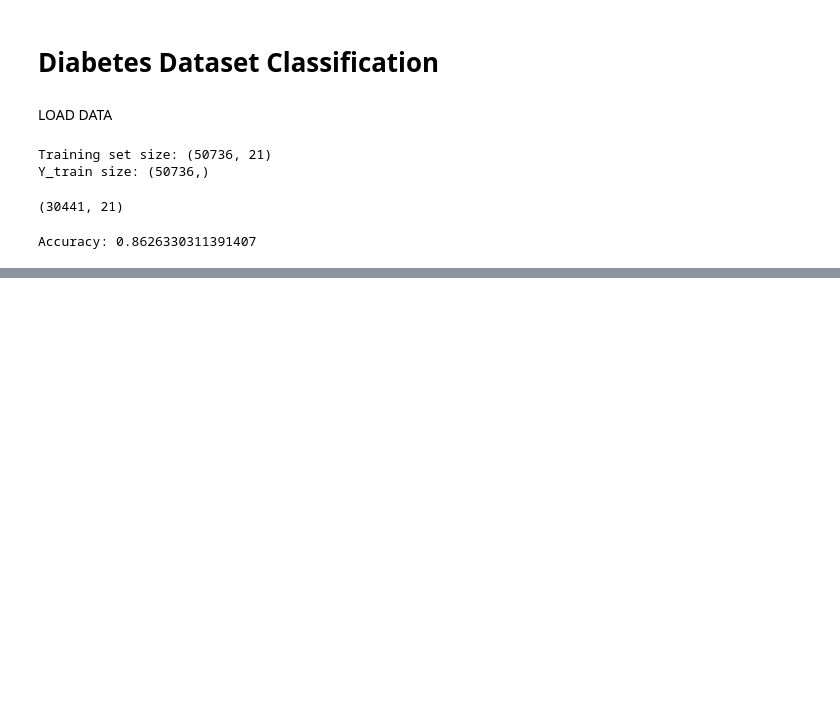
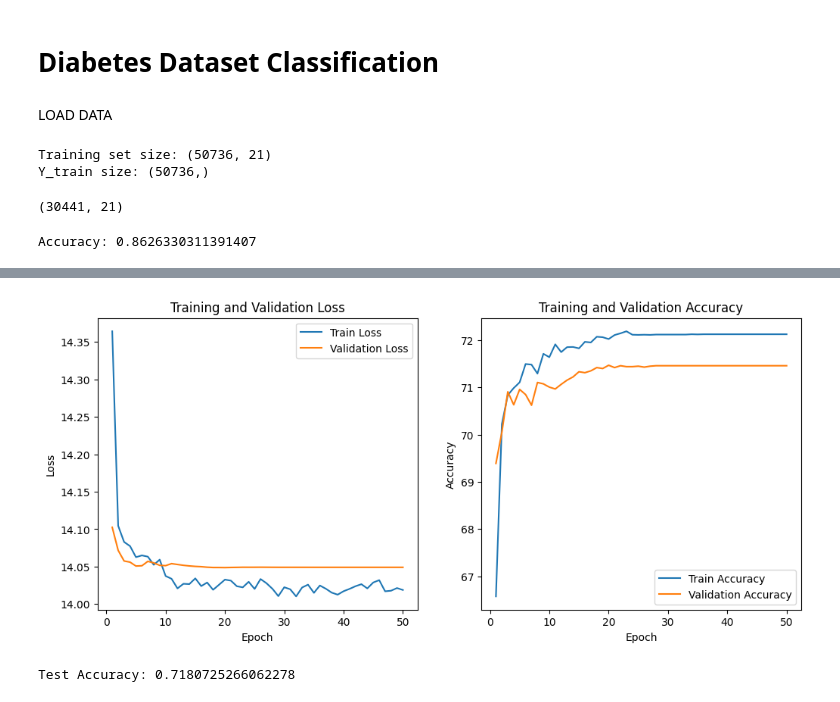
Before and after one commit to Josh-clst/Intro-ML-Mini-Project, a Jupyter notebook: Diabetes_dataset_classfication.ipynb, the cells around one changed output, grey strips where cells are left out. Cells and saved outputs as stored; diff of their text form; code cells hidden in the pictures; blank space fills up the shorter version.

```diff
--- a/Diabetes_dataset_classfication.ipynb
+++ b/Diabetes_dataset_classfication.ipynb
@@ -81,7 +81,15 @@ output_size = 1
 
 model = functions.initialize_MLP(input_size, hidden1_size, output_size)
 
+# Move the model and datasets to the appropriate device (CPU or GPU)
 model = model.to(device)
+
+X_train_tensor = X_train_tensor.to(device)
+Y_train_tensor = Y_train_tensor.to(device)
+X_val_tensor = X_val_tensor.to(device)
+Y_val_tensor = Y_val_tensor.to(device)
+X_test_tensor = X_test_tensor.to(device)
+Y_test_tensor = Y_test_tensor.to(device)
 
 ##### Define loss function and optimizer ####
 
@@ -125,0 +128,28 @@ KeyboardInterrupt:
+# %%
+
+# Plot training/validation loss and accuracy curves
+plt.figure(figsize=(12, 5))
+plt.subplot(1, 2, 1)
+plt.plot(history["epoch"], history["train_loss"], label="Train Loss")
+plt.plot(history["epoch"], history["val_loss"], label="Validation Loss")
+plt.xlabel("Epoch")
+plt.ylabel("Loss")
+plt.title("Training and Validation Loss")
+plt.legend()
+
+# Plot training/validation accuracy curves
+plt.subplot(1, 2, 2)
+plt.plot(history["epoch"], history["train_acc"], label="Train Accuracy")
+plt.plot(history["epoch"], history["val_acc"], label="Validation Accuracy")
+plt.xlabel("Epoch")
+plt.ylabel("Accuracy")
+plt.title("Training and Validation Accuracy")
+plt.legend()
+plt.show()
+
+# Evaluate the model on the test set
+accuracy = functions.evaluate_MLP(model, X_test_tensor, Y_test_tensor)
+print("Test Accuracy:", accuracy)
+# %% [output]
+[figure, added]
+Test Accuracy: 0.7180725266062278
```
Also changed, not shown: parts of 1 cell of this notebook, 1 other file.
